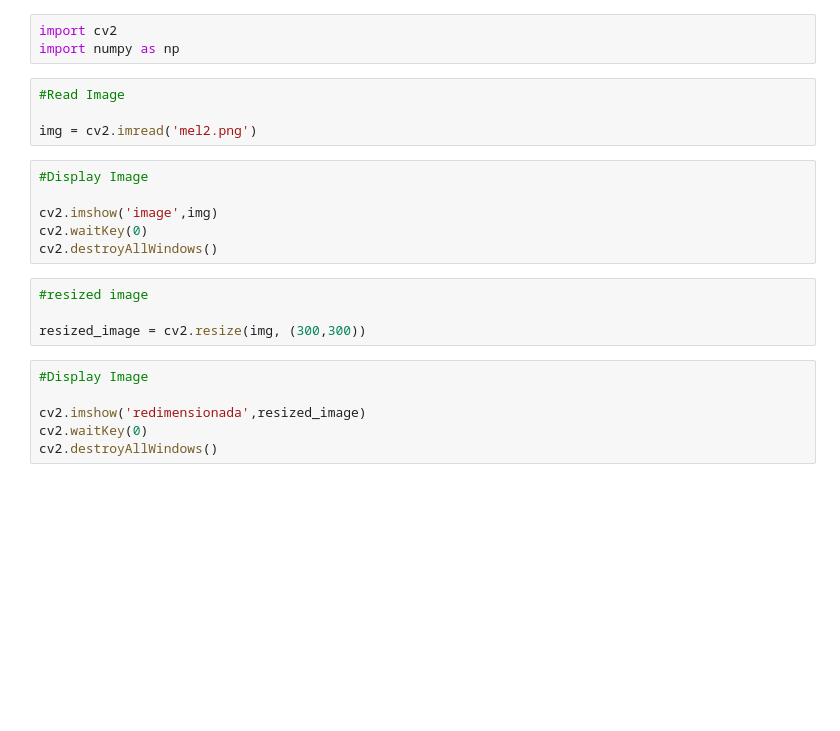
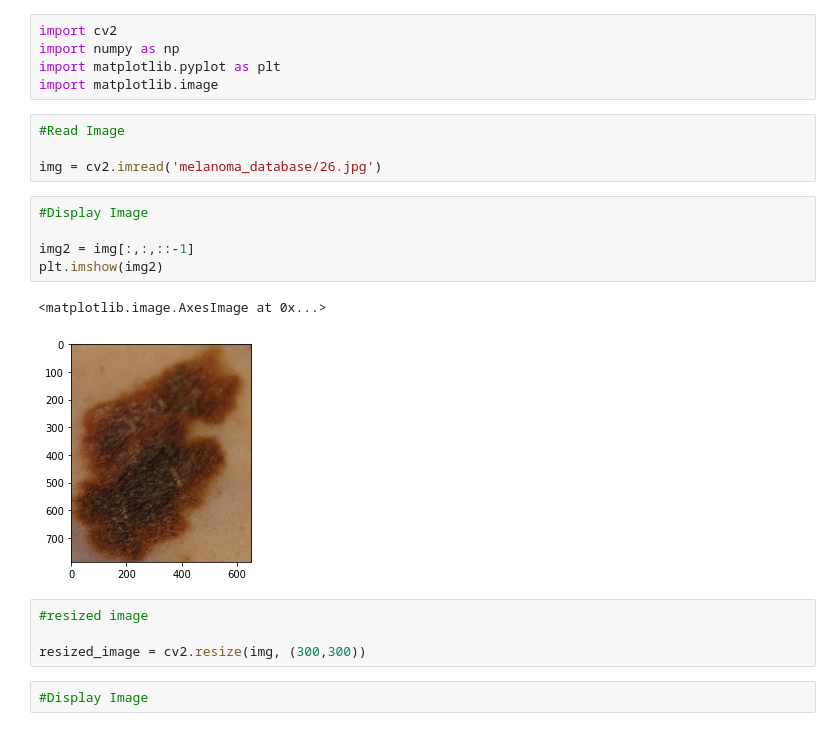
Before and after one commit to thiago092/melanoma_recognition, a Jupyter notebook: melanoma.ipynb, the cells around one changed output. Drawn from its saved outputs; the diff is of its cells as text; blank space fills up the shorter version.

```diff
--- a/melanoma.ipynb
+++ b/melanoma.ipynb
@@ -1,26 +1,26 @@
 # %%
 import cv2
 import numpy as np
+import matplotlib.pyplot as plt
+import matplotlib.image
 # %%
 #Read Image
 
-img = cv2.imread('mel2.png')
+img = cv2.imread('melanoma_database/26.jpg')
-# %%
-#Display Image
-
-cv2.imshow('image',img)
-cv2.waitKey(0)
-cv2.destroyAllWindows()
+# %%
+#Display Image
+
+img2 = img[:,:,::-1]
+plt.imshow(img2)
+# %% [output]
+<matplotlib.image.AxesImage at 0x...>
+[figure, added]
 # %%
 #resized image
 
 resized_image = cv2.resize(img, (300,300))
-# %%
-#Display Image
-
-cv2.imshow('redimensionada',resized_image)
-cv2.waitKey(0)
-cv2.destroyAllWindows()
+# %%
+#Display Image
 # %%
 # apply the 3x3 median filter on the image
 
```
Also changed, not shown: parts of 13 cells of this notebook.
